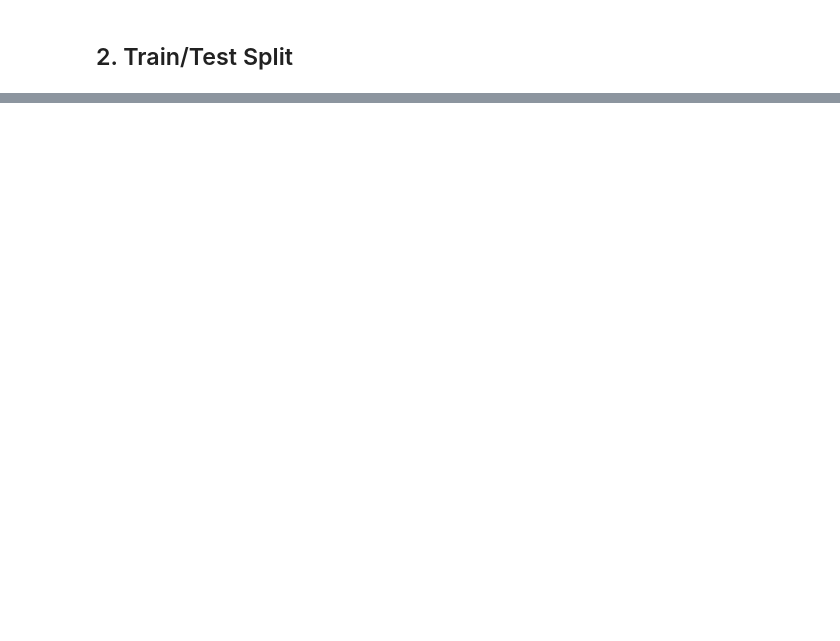
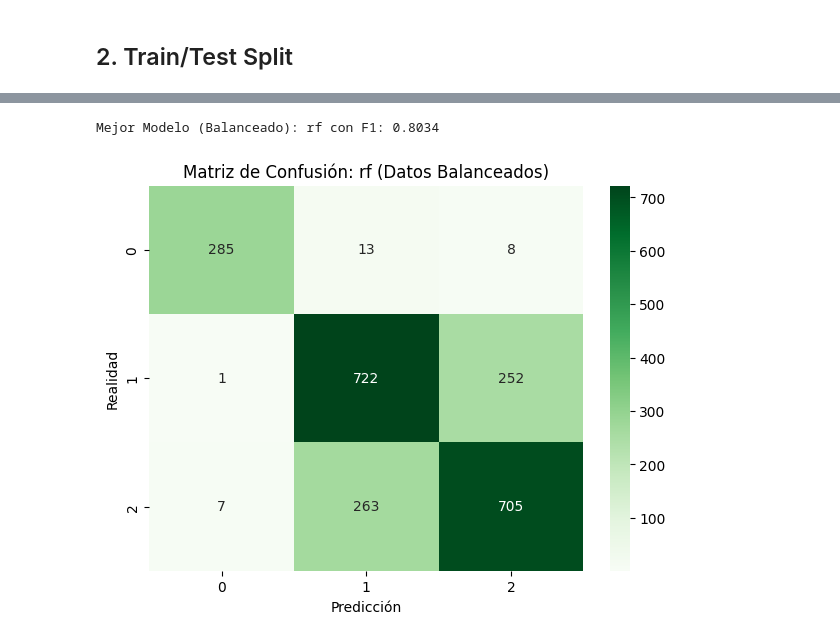
Before and after one commit to oteroantoniogom/SmartCities, a Jupyter notebook: notebooks/raa_phase3_models.ipynb, the cells around one changed output, grey strips where cells are left out. Cells and saved outputs as stored; diff of their text form; code cells hidden in the pictures; blank space fills up the shorter version.

```diff
--- a/notebooks/raa_phase3_models.ipynb
+++ b/notebooks/raa_phase3_models.ipynb
@@ -62,0 +133,23 @@ plt.show()
+# %%
+comparison_df = pd.DataFrame(metrics_data)
+
+# Tabla ordenada por F1
+display(comparison_df.sort_values(by='F1_Score', ascending=False).style.background_gradient(cmap='Greens'))
+
+# Gráfico comparativo de F1-Score
+plt.figure(figsize=(10, 6))
+sns.barplot(data=comparison_df, x='Model', y='F1_Score', hue='Dataset', palette='viridis')
+plt.title('Comparación: F1-Score por Modelo y Dataset')
+plt.ylabel('F1 Score (Macro)')
+plt.ylim(0, 1.1)
+plt.legend(title='Tipo de Datos')
+plt.grid(axis='y', linestyle='--', alpha=0.7)
+plt.show()
+
+# Gráfico comparativo de Recall
+# Útil para no perder las buenas, aunque escasas
+plt.figure(figsize=(10, 6))
+sns.barplot(data=comparison_df, x='Model', y='Recall', hue='Dataset', palette='magma')
+plt.title('Capacidad de detección (Recall)')
+plt.ylim(0, 1.1)
+plt.show()
@@ -74,0 +186,20 @@ plt.show()
+# %%
+# Seleccionamos el mejor modelo del set balanceado basándonos en F1
+best_balanced = comparison_df[comparison_df['Dataset'] == 'Balanced'].sort_values('F1_Score', ascending=False).iloc[0]
+best_bal_name = best_balanced['Model']
+best_bal_f1 = best_balanced['F1_Score']
+
+print(f"Mejor Modelo (Balanceado): {best_bal_name} con F1: {best_bal_f1:.4f}")
+
+cm_key = f"{best_bal_name}_balanced"
+cm_bal = confusion_matrices[cm_key]
+
+plt.figure(figsize=(7,5))
+sns.heatmap(cm_bal, annot=True, fmt='d', cmap='Greens')
+plt.title(f'Matriz de Confusión: {best_bal_name} (Datos Balanceados)')
+plt.ylabel('Realidad')
+plt.xlabel('Predicción')
+plt.show()
+# %% [output]
+Mejor Modelo (Balanceado): rf con F1: 0.8034
+[figure, added]
```
Also changed, not shown: parts of 23 cells of this notebook, 5 other files.
